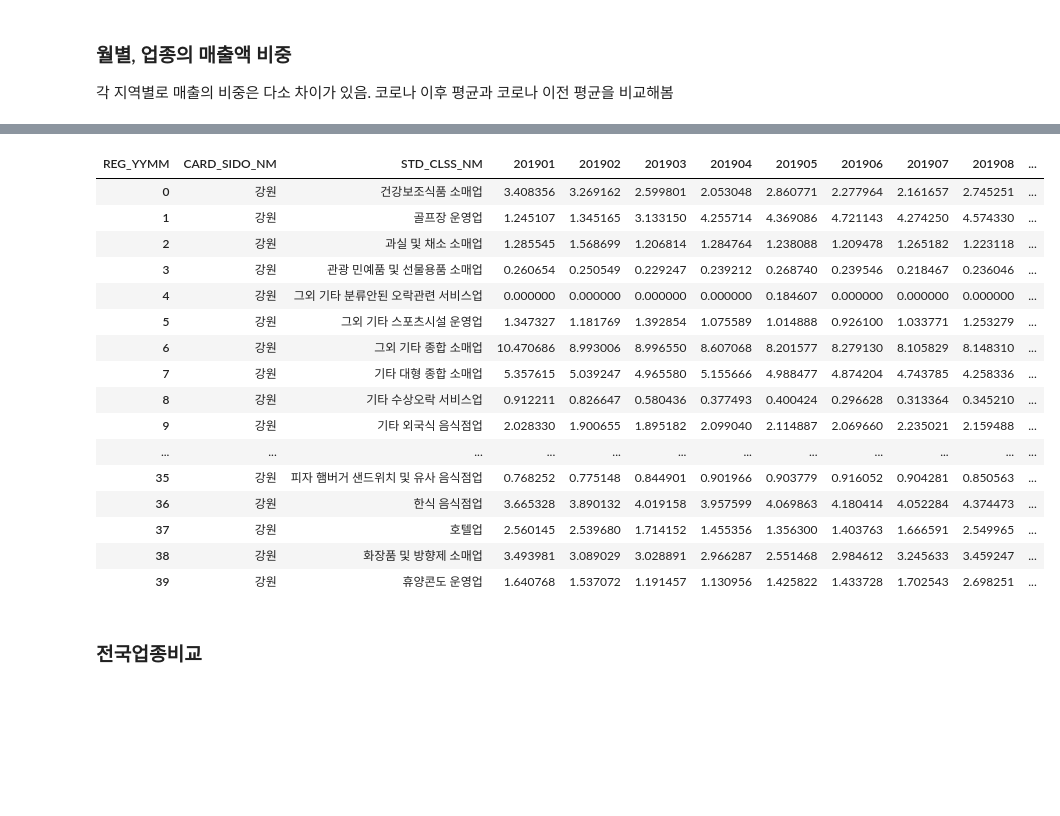
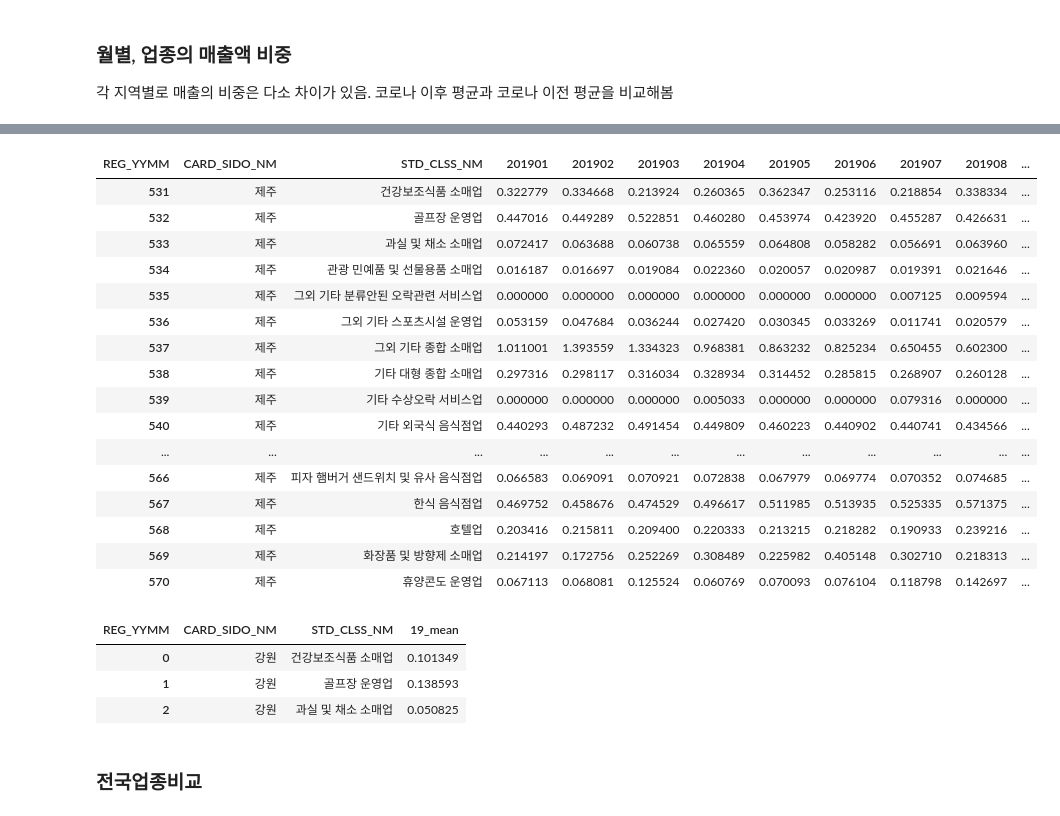
Before and after one commit to starlidust/jeju_creditcard, a Jupyter notebook: EDA_진행중.ipynb, the cells around one changed output, grey strips where cells are left out. Drawn from its saved outputs; the diff is of its cells as text; code cells hidden in the pictures; blank space fills up the shorter version.

```diff
--- a/EDA_진행중.ipynb
+++ b/EDA_진행중.ipynb
@@ -734,9 +734,9 @@ differ_df
 pivoted = train.pivot_table(index = ['CARD_SIDO_NM','STD_CLSS_NM'],columns ='REG_YYMM',values= "AMT").reset_index()
 pivoted.fillna(0,inplace= True)
 # %%
-target_df = pivoted[pivoted.CARD_SIDO_NM == '강원']
-sum_arr = target_df.iloc[:,2:].apply(sum,axis=0).values.reshape(1,-1)
-parcent_df = (target_df.iloc[:,2:]/sum_arr)*100
+sum_arr = pivoted.iloc[:,2:].apply(sum,axis=0).values.reshape(1,-1)
+parcent_df = (pivoted.iloc[:,2:]/sum_arr)*100
 
-parcent_df = pd.concat([target_df.iloc[:,:2],parcent_df],axis= 1)
+parcent_df = pd.concat([pivoted.iloc[:,:2],parcent_df],axis= 1)
+parcent_df['19_mean'] = parcent_df.iloc[:,2:14].mean(axis=1)
 # parcent_df.to_csv('./insight/강원_업종별 매출비율.csv',encoding='cp949')
@@ -763,23 +763,32 @@ target_df
+# %%
+parcent_df[parcent_df['CARD_SIDO_NM'] == '제주']
+# %% [output]
+| REG_YYMM | CARD_SIDO_NM | STD_CLSS_NM | 201901 | 201902 | 201903 | 201904 | 201905 | 201906 | 201907 | 201908 | ... |
+| 531 | 제주 | 건강보조식품 소매업 | 0.322779 | 0.334668 | 0.213924 | 0.260365 | 0.362347 | 0.253116 | 0.218854 | 0.338334 | ... |
+| 532 | 제주 | 골프장 운영업 | 0.447016 | 0.449289 | 0.522851 | 0.460280 | 0.453974 | 0.423920 | 0.455287 | 0.426631 | ... |
+| 533 | 제주 | 과실 및 채소 소매업 | 0.072417 | 0.063688 | 0.060738 | 0.065559 | 0.064808 | 0.058282 | 0.056691 | 0.063960 | ... |
+| 534 | 제주 | 관광 민예품 및 선물용품 소매업 | 0.016187 | 0.016697 | 0.019084 | 0.022360 | 0.020057 | 0.020987 | 0.019391 | 0.021646 | ... |
+| 535 | 제주 | 그외 기타 분류안된 오락관련 서비스업 | 0.000000 | 0.000000 | 0.000000 | 0.000000 | 0.000000 | 0.000000 | 0.007125 | 0.009594 | ... |
+| 536 | 제주 | 그외 기타 스포츠시설 운영업 | 0.053159 | 0.047684 | 0.036244 | 0.027420 | 0.030345 | 0.033269 | 0.011741 | 0.020579 | ... |
+| 537 | 제주 | 그외 기타 종합 소매업 | 1.011001 | 1.393559 | 1.334323 | 0.968381 | 0.863232 | 0.825234 | 0.650455 | 0.602300 | ... |
+| 538 | 제주 | 기타 대형 종합 소매업 | 0.297316 | 0.298117 | 0.316034 | 0.328934 | 0.314452 | 0.285815 | 0.268907 | 0.260128 | ... |
+| 539 | 제주 | 기타 수상오락 서비스업 | 0.000000 | 0.000000 | 0.000000 | 0.005033 | 0.000000 | 0.000000 | 0.079316 | 0.000000 | ... |
+| 540 | 제주 | 기타 외국식 음식점업 | 0.440293 | 0.487232 | 0.491454 | 0.449809 | 0.460223 | 0.440902 | 0.440741 | 0.434566 | ... |
+| ... | ... | ... | ... | ... | ... | ... | ... | ... | ... | ... | ... |
+| 566 | 제주 | 피자 햄버거 샌드위치 및 유사 음식점업 | 0.066583 | 0.069091 | 0.070921 | 0.072838 | 0.067979 | 0.069774 | 0.070352 | 0.074685 | ... |
+| 567 | 제주 | 한식 음식점업 | 0.469752 | 0.458676 | 0.474529 | 0.496617 | 0.511985 | 0.513935 | 0.525335 | 0.571375 | ... |
+| 568 | 제주 | 호텔업 | 0.203416 | 0.215811 | 0.209400 | 0.220333 | 0.213215 | 0.218282 | 0.190933 | 0.239216 | ... |
+| 569 | 제주 | 화장품 및 방향제 소매업 | 0.214197 | 0.172756 | 0.252269 | 0.308489 | 0.225982 | 0.405148 | 0.302710 | 0.218313 | ... |
+| 570 | 제주 | 휴양콘도 운영업 | 0.067113 | 0.068081 | 0.125524 | 0.060769 | 0.070093 | 0.076104 | 0.118798 | 0.142697 | ... |
+# %%
+parcent_df = parcent_df[['CARD_SIDO_NM','STD_CLSS_NM','19_mean']]
 # %%
-parcent_df
+parcent_df.head(3)
 # %% [output]
-| REG_YYMM | CARD_SIDO_NM | STD_CLSS_NM | 201901 | 201902 | 201903 | 201904 | 201905 | 201906 | 201907 | 201908 | ... |
-| 0 | 강원 | 건강보조식품 소매업 | 3.408356 | 3.269162 | 2.599801 | 2.053048 | 2.860771 | 2.277964 | 2.161657 | 2.745251 | ... |
-| 1 | 강원 | 골프장 운영업 | 1.245107 | 1.345165 | 3.133150 | 4.255714 | 4.369086 | 4.721143 | 4.274250 | 4.574330 | ... |
-| 2 | 강원 | 과실 및 채소 소매업 | 1.285545 | 1.568699 | 1.206814 | 1.284764 | 1.238088 | 1.209478 | 1.265182 | 1.223118 | ... |
-| 3 | 강원 | 관광 민예품 및 선물용품 소매업 | 0.260654 | 0.250549 | 0.229247 | 0.239212 | 0.268740 | 0.239546 | 0.218467 | 0.236046 | ... |
-| 4 | 강원 | 그외 기타 분류안된 오락관련 서비스업 | 0.000000 | 0.000000 | 0.000000 | 0.000000 | 0.184607 | 0.000000 | 0.000000 | 0.000000 | ... |
-| 5 | 강원 | 그외 기타 스포츠시설 운영업 | 1.347327 | 1.181769 | 1.392854 | 1.075589 | 1.014888 | 0.926100 | 1.033771 | 1.253279 | ... |
-| 6 | 강원 | 그외 기타 종합 소매업 | 10.470686 | 8.993006 | 8.996550 | 8.607068 | 8.201577 | 8.279130 | 8.105829 | 8.148310 | ... |
-| 7 | 강원 | 기타 대형 종합 소매업 | 5.357615 | 5.039247 | 4.965580 | 5.155666 | 4.988477 | 4.874204 | 4.743785 | 4.258336 | ... |
-| 8 | 강원 | 기타 수상오락 서비스업 | 0.912211 | 0.826647 | 0.580436 | 0.377493 | 0.400424 | 0.296628 | 0.313364 | 0.345210 | ... |
-| 9 | 강원 | 기타 외국식 음식점업 | 2.028330 | 1.900655 | 1.895182 | 2.099040 | 2.114887 | 2.069660 | 2.235021 | 2.159488 | ... |
-| ... | ... | ... | ... | ... | ... | ... | ... | ... | ... | ... | ... |
-| 35 | 강원 | 피자 햄버거 샌드위치 및 유사 음식점업 | 0.768252 | 0.775148 | 0.844901 | 0.901966 | 0.903779 | 0.916052 | 0.904281 | 0.850563 | ... |
-| 36 | 강원 | 한식 음식점업 | 3.665328 | 3.890132 | 4.019158 | 3.957599 | 4.069863 | 4.180414 | 4.052284 | 4.374473 | ... |
-| 37 | 강원 | 호텔업 | 2.560145 | 2.539680 | 1.714152 | 1.455356 | 1.356300 | 1.403763 | 1.666591 | 2.549965 | ... |
-| 38 | 강원 | 화장품 및 방향제 소매업 | 3.493981 | 3.089029 | 3.028891 | 2.966287 | 2.551468 | 2.984612 | 3.245633 | 3.459247 | ... |
-| 39 | 강원 | 휴양콘도 운영업 | 1.640768 | 1.537072 | 1.191457 | 1.130956 | 1.425822 | 1.433728 | 1.702543 | 2.698251 | ... |
+| REG_YYMM | CARD_SIDO_NM | STD_CLSS_NM | 19_mean |
+| 0 | 강원 | 건강보조식품 소매업 | 0.101349 |
+| 1 | 강원 | 골프장 운영업 | 0.138593 |
+| 2 | 강원 | 과실 및 채소 소매업 | 0.050825 |
 # %% [markdown]
 ### 전국업종비교
 # %% [markdown]
```
Also changed, not shown: parts of 4 cells of this notebook, 5 other files.
